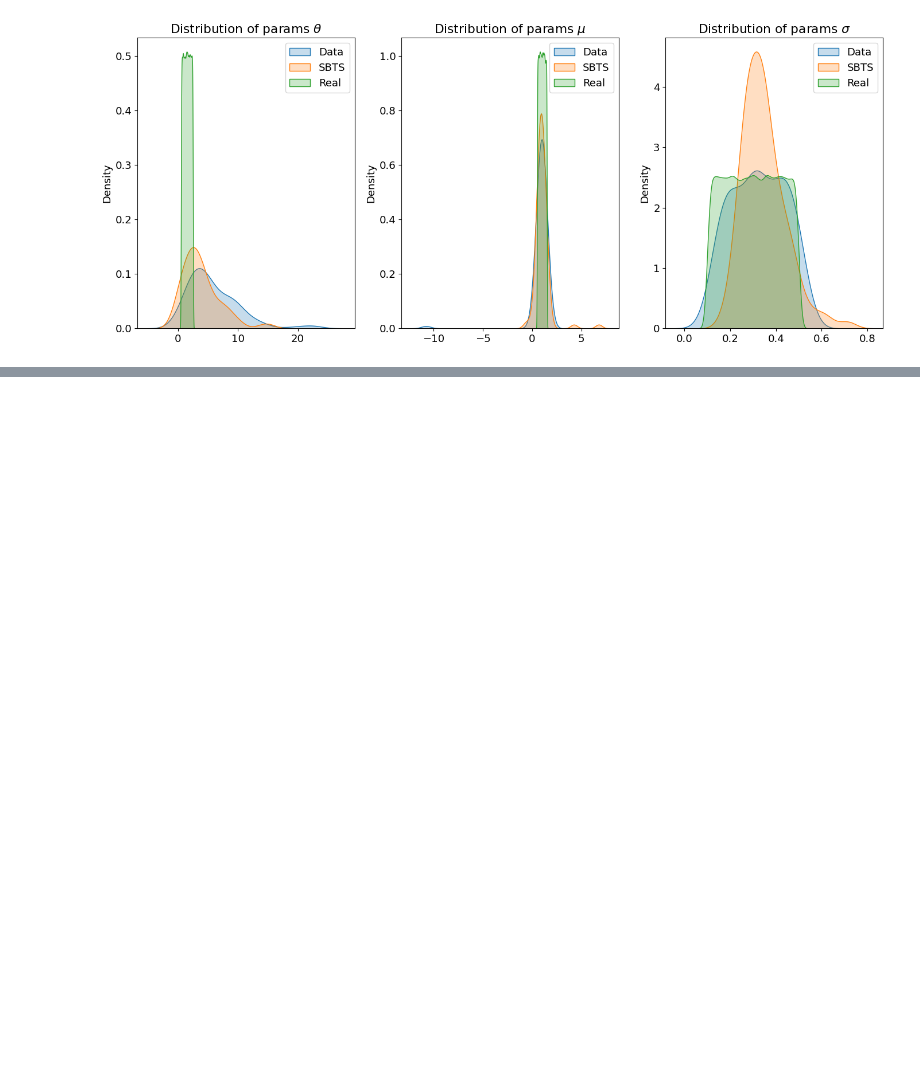
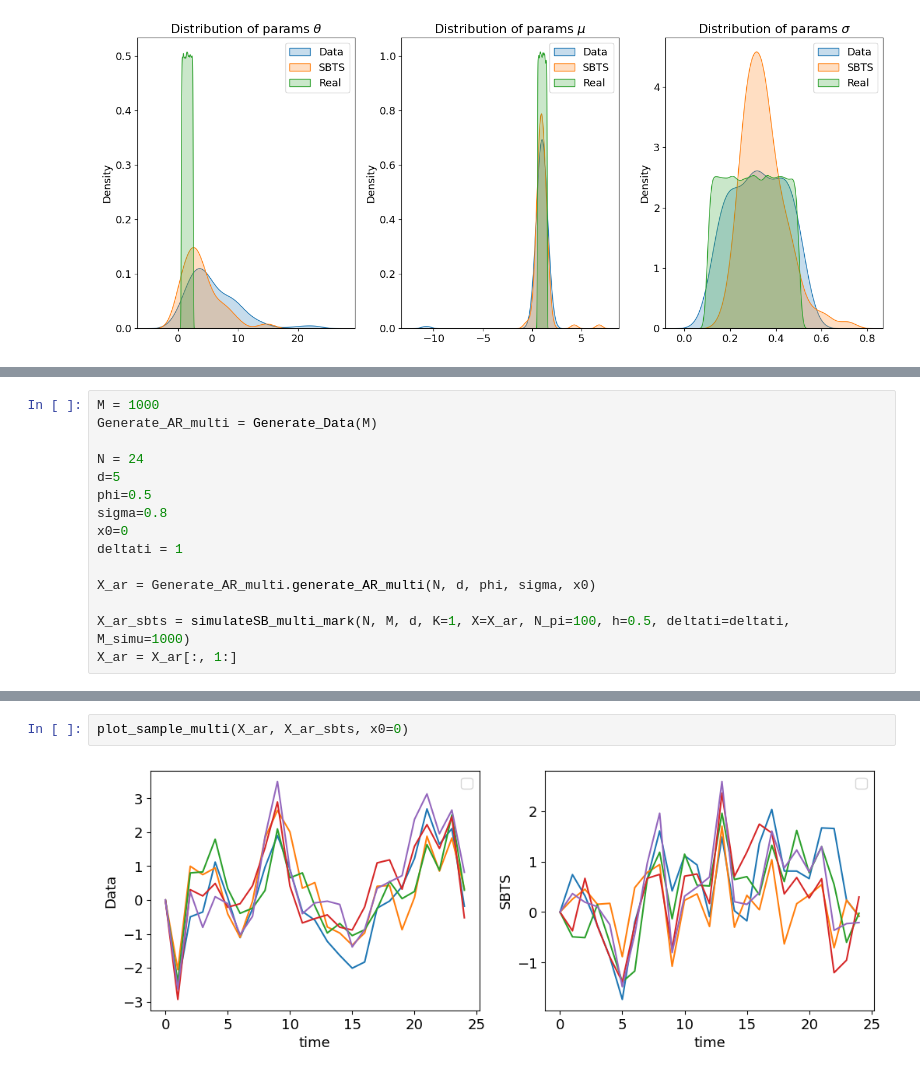
Before and after one commit to alexouadi/SBTS, a Jupyter notebook: experiments_demo.ipynb, the cells around one changed output, grey strips where cells are left out. Drawn from its saved outputs; the diff is of its cells as text; blank space fills up the shorter version.

Commit message:
Adding illustration on AR data

```diff
--- a/experiments_demo.ipynb
+++ b/experiments_demo.ipynb
@@ -46,0 +58,15 @@ plot_params_distrib_OU(X_ou, X_ou_sbts, dt=deltati)
+# %%
+M = 1000
+Generate_AR_multi = Generate_Data(M)
+
+N = 24
+d=5
+phi=0.5
+sigma=0.8
+x0=0
+deltati = 1
+
+X_ar = Generate_AR_multi.generate_AR_multi(N, d, phi, sigma, x0)
+
+X_ar_sbts = simulateSB_multi_mark(N, M, d, K=1, X=X_ar, N_pi=100, h=0.5, deltati=deltati, M_simu=1000)
+X_ar = X_ar[:, 1:]
@@ -46,0 +78,4 @@ plot_params_distrib_OU(X_ou, X_ou_sbts, dt=deltati)
+# %%
+plot_sample_multi(X_ar, X_ar_sbts, x0=0)
+# %% [output]
+[figure, added]
```
Also changed, not shown: parts of 6 cells of this notebook.
